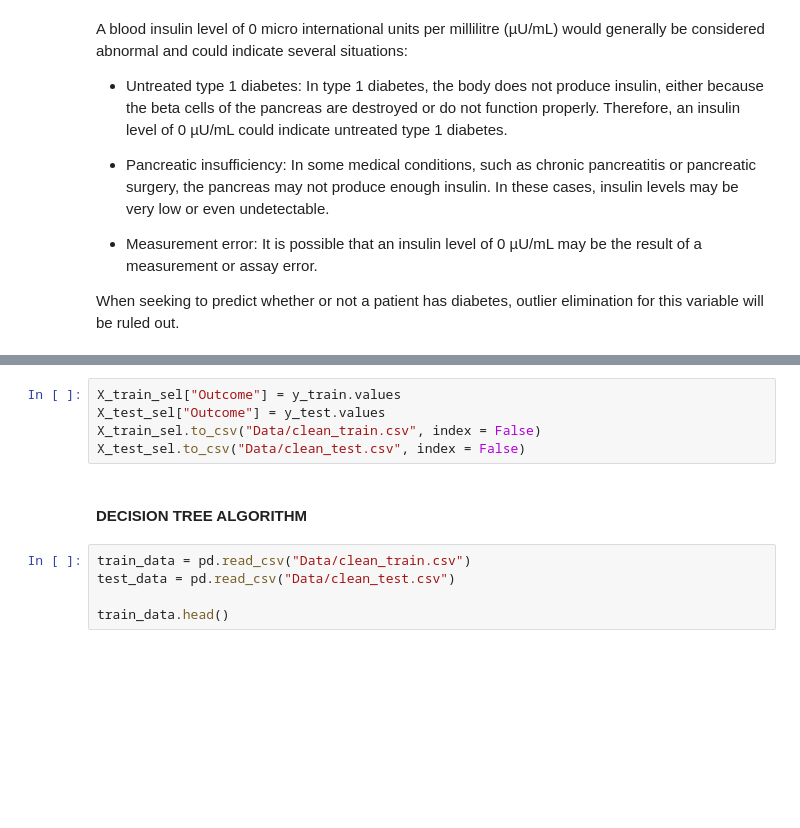
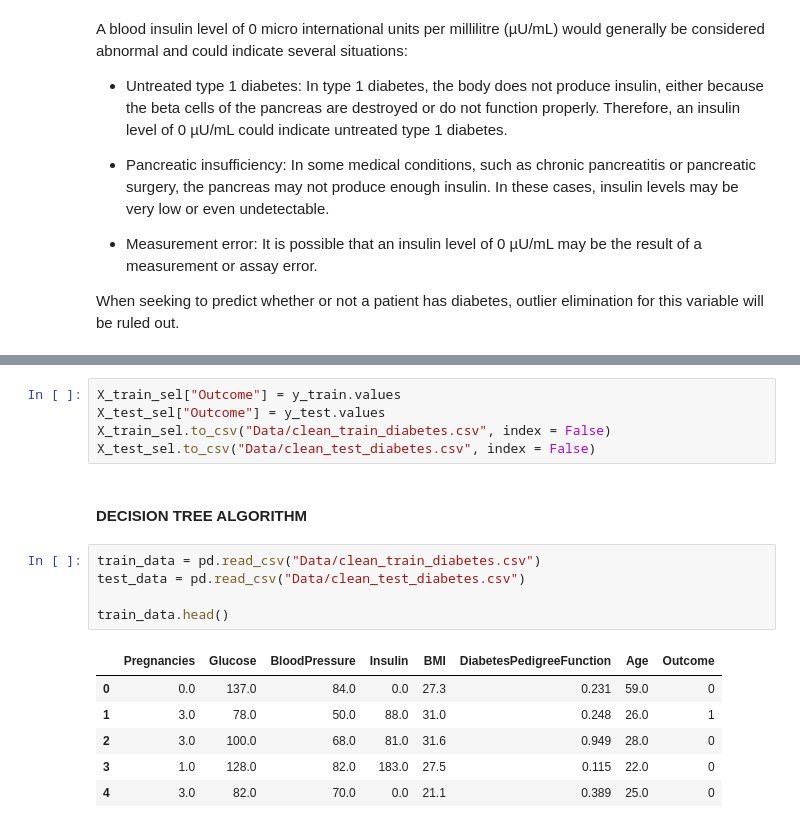
Before and after one commit to PazReumante/decision-tree-project-tutorial, a Jupyter notebook: explore.ipynb, the cells around one changed output, grey strips where cells are left out. Cells and saved outputs as stored; diff of their text form; blank space fills up the shorter version.

```diff
--- a/explore.ipynb
+++ b/explore.ipynb
@@ -306,15 +323,22 @@ X_test_sel.head()
 # %%
 X_train_sel["Outcome"] = y_train.values
 X_test_sel["Outcome"] = y_test.values
-X_train_sel.to_csv("Data/clean_train.csv", index = False)
-X_test_sel.to_csv("Data/clean_test.csv", index = False)
+X_train_sel.to_csv("Data/clean_train_diabetes.csv", index = False)
+X_test_sel.to_csv("Data/clean_test_diabetes.csv", index = False)
 # %% [markdown]
 #### DECISION TREE ALGORITHM
 # %%
-train_data = pd.read_csv("Data/clean_train.csv")
-test_data = pd.read_csv("Data/clean_test.csv")
+train_data = pd.read_csv("Data/clean_train_diabetes.csv")
+test_data = pd.read_csv("Data/clean_test_diabetes.csv")
 
 train_data.head()
+# %% [output]
+|  | Pregnancies | Glucose | BloodPressure | Insulin | BMI | DiabetesPedigreeFunction | Age | Outcome |
+| 0 | 0.0 | 137.0 | 84.0 | 0.0 | 27.3 | 0.231 | 59.0 | 0 |
+| 1 | 3.0 | 78.0 | 50.0 | 88.0 | 31.0 | 0.248 | 26.0 | 1 |
+| 2 | 3.0 | 100.0 | 68.0 | 81.0 | 31.6 | 0.949 | 28.0 | 0 |
+| 3 | 1.0 | 128.0 | 82.0 | 183.0 | 27.5 | 0.115 | 22.0 | 0 |
+| 4 | 3.0 | 82.0 | 70.0 | 0.0 | 21.1 | 0.389 | 25.0 | 0 |
 # %%
 import matplotlib.pyplot as plt
 
```
Also changed, not shown: parts of 30 cells of this notebook.
